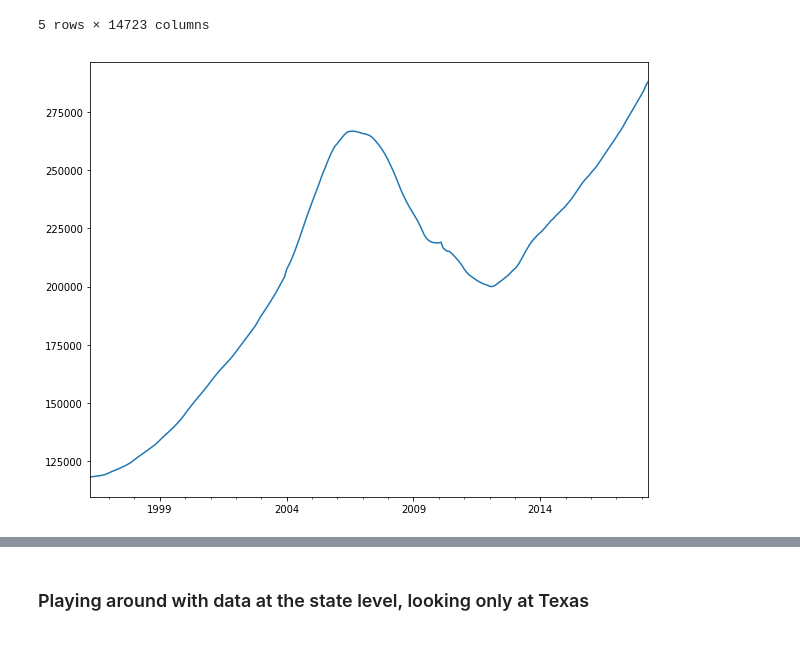
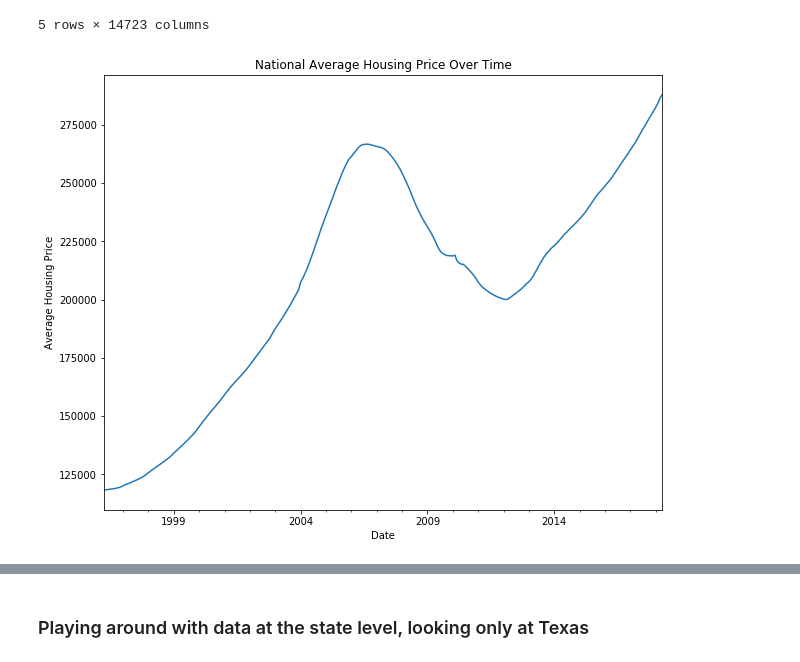
Before and after one commit to lindseyberlin/dsc-mod-4-project, a Jupyter notebook: Initial.ipynb, the cells around one changed output, grey strips where cells are left out. Drawn from its saved outputs; the diff is of its cells as text; code cells hidden in the pictures.

Commit message:
Playing around with state-level visualizations

```diff
--- a/Initial.ipynb
+++ b/Initial.ipynb
@@ -91,12 +91,20 @@ df_t.head()
 | 1996-08-01 | 338500.0 | 233300.0 | 208300.0 | 505500.0 | 77400.0 | 95900.0 | 152300.0 | 217100.0 | 96400.0 | 787300.0 | ... | ... |
 5 rows × 14723 columns
 # %%
+# Finding the national average to plot the overall trend
+df_t_withavg = df_t.copy()
+
 # Creating a new column with the monthly average across all of our columns
-df_t["National Average"] = df_t.iloc[:, 1:-1].mean(axis=1)
+df_t_withavg["National Average"] = df_t_withavg.iloc[:, 1:-1].mean(axis=1)
 
 # Creating a simple plot of that average
 plt.figure(figsize=(10,8))
-df_t["National Average"].plot()
+df_t_withavg["National Average"].plot()
+
+plt.title("National Average Housing Price Over Time")
+plt.xlabel("Date")
+plt.ylabel("Average Housing Price")
+
 plt.show()
 # %% [output]
-[figure, old version]
+[figure, new version]
```
Also changed, not shown: parts of 45 cells of this notebook.
